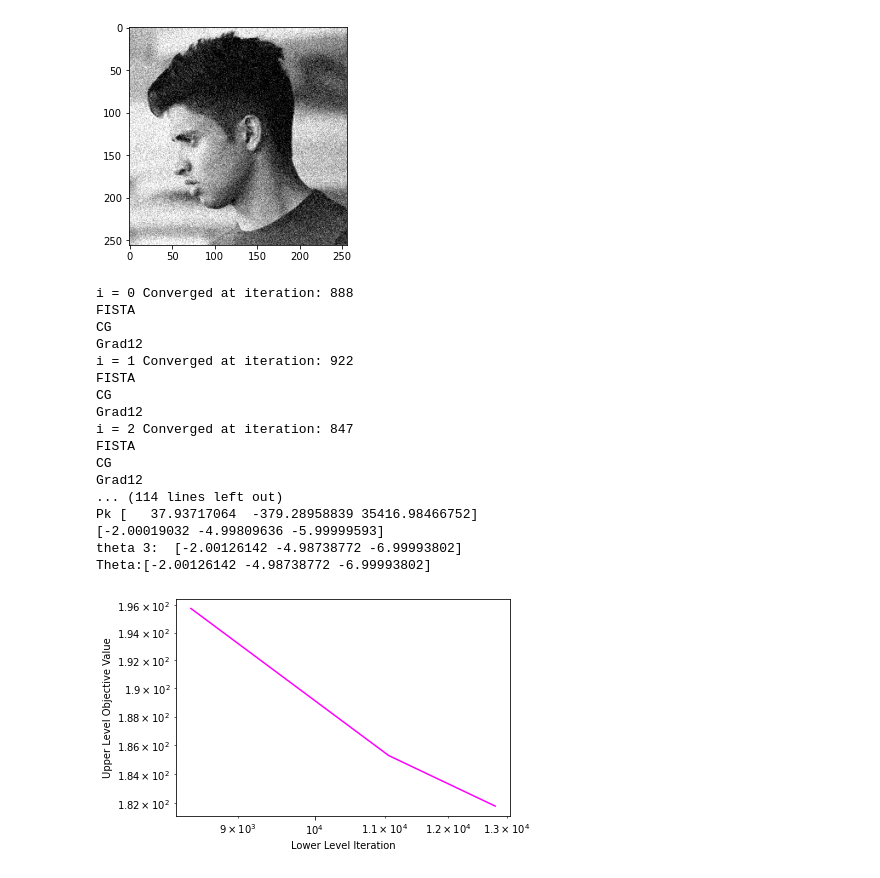
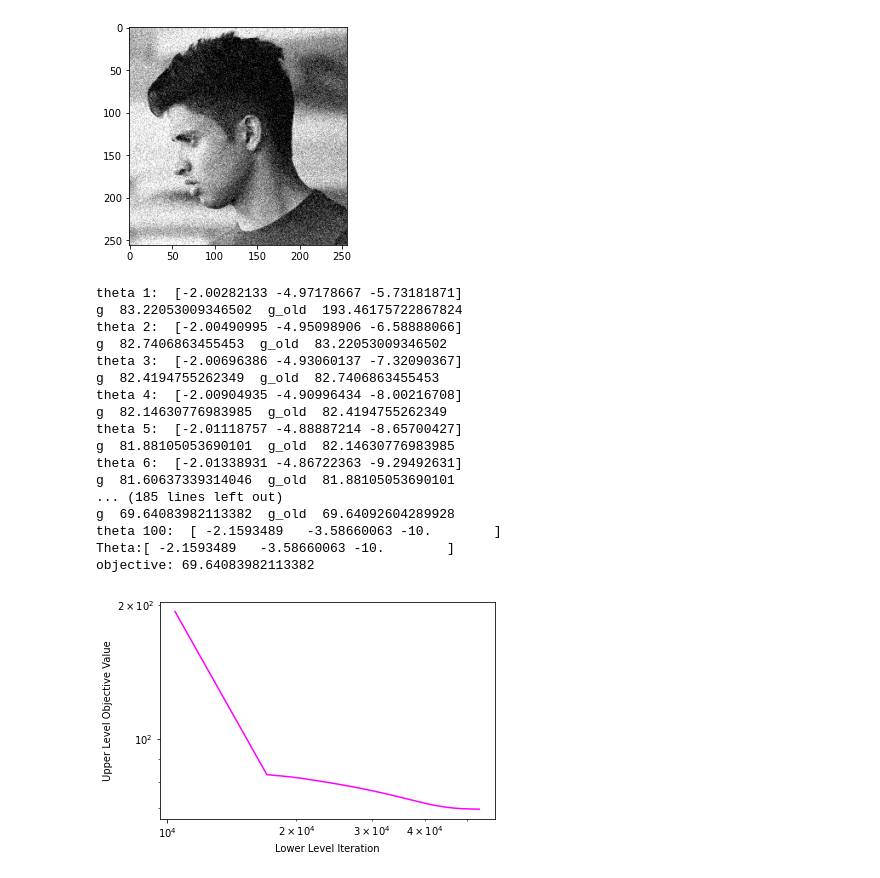
Before and after one commit to MohammadSadeghSalehi/Bilevel, a Jupyter notebook: Codes/Bilevel.ipynb, the cells around one changed output. Saved outputs shown, nothing was run; the diff lists cells and outputs as text; code cells hidden in the pictures.

Commit message:
DFO_FISTA Dynamic added and HOAG adaptive stepsize

```diff
--- a/Codes/Bilevel.ipynb
+++ b/Codes/Bilevel.ipynb
@@ -31,6 +31,7 @@ class DFO_FISTA:
         self.upperVal = []
         self.lowerIter = []
         self.lowerIterSum = 0
+        self.uppersolver = dfo.DFO()
 
     def FISTA(self, alpha,nu,xi,i):
         # Algorithm for solving the lower-level problem
@@ -54,21 +55,13 @@ class DFO_FISTA:
                 self.lowerIterSum += k+1
                 return self.x0[i,:]
             x = z -  tau*p
-            # x = z - tau * self.gradPhi(z, alpha, nu, xi,i)
-            # if ((k+1) % 2000) == 0:
-            #     print(np.linalg.norm(self.gradPhi(x, alpha, nu, xi,i)**2/self.mu**2))
-            # # if ((k+1) % 10) == 0:
-            # #     print('iter: '+ str(k+1))
-            # #Another stopping criterion
-            # #if np.linalg.norm(x-x_old)**2 < self.tol:
-            # if np.linalg.norm(self.gradPhi(x, alpha, nu, xi,i))**2/self.mu**2 < self.tol:
-            #     break
             self.x0[i,:] = x
             self.lowerIterSum += self.max_iter
         return x
     def DFO(self):
+        #solver = dfo.DFO()
         #theta0 = np.array([self.alpha, self.nu, self.xi])
-        soln = dfo.solve(self.UpperLevel, np.array([self.alpha, self.nu, self.xi]),bounds=(-10*np.ones(3),7*np.ones(3)),rhoend=1e-8,print_progress=True,maxfun=300)
+        soln = self.uppersolver.solve(self.UpperLevel, np.array([self.alpha, self.nu, self.xi]),bounds=(-10*np.ones(3),7*np.ones(3)),rhoend=1e-8,print_progress=True,maxfun=300)
         return soln
     def phi(self, x, alpha,nu,xi, i):
         return 0.5*np.linalg.norm(x-self.y[i,:])**2 +np.exp(alpha) * self.TV(x, np.exp(nu)) + 0.5 *np.exp(xi) * np.linalg.norm(x)**2
@@ -97,8 +90,10 @@ class DFO_FISTA:
             UL = []
             for i in range(np.shape(self.b)[0]):
                 UL.append(np.linalg.norm(self.FISTA(alpha,nu,xi,i)- np.squeeze(np.asarray(self.b[i,:]))))
-
-            self.upperVal.append(np.sum(UL))
+            if self.uppersolver.funVal==0:
+                self.upperVal.append(np.sum(UL))
+            else:
+                self.upperVal.append(self.uppersolver.funVal)
             self.lowerIter.append(self.lowerIterSum)
         if 0:
         #LBFGS
@@ -482,14 +403,14 @@ path = '/Users/sadegh/Downloads/Humans/256*256'
 data = np.load(path+ '/' +'Data.npz')
 b = data['X']
 b = b/255
-b = b[:,:,0:25]
+b = b[:,:,0:10]
 x0 = np.random.rand(np.shape(b)[0],np.shape(b)[1])
 
 A = np.eye(b.shape[1])
 NoisyData = np.load(path+ '/' +'DataNoisy2.npz')
 y = NoisyData['y']
 y = y/255
-y = y[:,:,0:25]
+y = y[:,:,0:10]
 
 Bilevel = DFO_FISTA(A, b, y, x0, 0.1, 1.2, -2,-5,-4)
 result = Bilevel.DFO()
@@ -802,53 +777,53 @@ class HOAG:
 # %%
 path = '/Users/sadegh/Downloads/Humans/256*256'
 
 #np.random.seed(0)
 
 data = np.load(path+ '/' +'Data.npz')
 b = data['X']
 b = b/255
 b = b[:,:,0:10]
 
 A = np.eye(b.shape[1])
 NoisyData = np.load(path+ '/' +'DataNoisy2.npz')
 y = NoisyData['y']
 y = y/255
-x0 = y[:,:,3]
+x0 = y[:,:,1]
 #np.random.rand(np.shape(b)[0],np.shape(b)[1])
 y = y[:,:,0:10]
 
 
 
 Bilevel = HOAG(A, b, y, x0, 0.1, 1.2, -2,-5,-4)
 result = Bilevel.solver()
 thetaOptimal = result
 print("Theta:" +str(thetaOptimal))
 
-
+print("objective: " + str(Bilevel.upperObjective[-1]))
 plt.plot(Bilevel.lowerIter,Bilevel.upperObjective,color='magenta')
 plt.xlabel('Lower Level Iteration')
 plt.ylabel('Upper Level Objective Value')
 plt.xscale('log')
 plt.yscale('log')
 # %% [output]
-i = 0 Converged at iteration: 888
-FISTA
-CG
-Grad12
-i = 1 Converged at iteration: 922
-FISTA
-CG
-Grad12
-i = 2 Converged at iteration: 847
-FISTA
-CG
-Grad12
-... (114 lines left out)
-Pk [   37.93717064  -379.28958839 35416.98466752]
-[-2.00019032 -4.99809636 -5.99999593]
-theta 3:  [-2.00126142 -4.98738772 -6.99993802]
-Theta:[-2.00126142 -4.98738772 -6.99993802]
+theta 1:  [-2.00282133 -4.97178667 -5.73181871]
+g  83.22053009346502  g_old  193.46175722867824
+theta 2:  [-2.00490995 -4.95098906 -6.58888066]
+g  82.7406863455453  g_old  83.22053009346502
+theta 3:  [-2.00696386 -4.93060137 -7.32090367]
+g  82.4194755262349  g_old  82.7406863455453
+theta 4:  [-2.00904935 -4.90996434 -8.00216708]
+g  82.14630776983985  g_old  82.4194755262349
+theta 5:  [-2.01118757 -4.88887214 -8.65700427]
+g  81.88105053690101  g_old  82.14630776983985
+theta 6:  [-2.01338931 -4.86722363 -9.29492631]
+g  81.60637339314046  g_old  81.88105053690101
+... (185 lines left out)
+g  69.64083982113382  g_old  69.64092604289928
+theta 100:  [ -2.1593489   -3.58660063 -10.        ]
+Theta:[ -2.1593489   -3.58660063 -10.        ]
+objective: 69.64083982113382
-[figure, old version]
+[figure, new version]
 # %%
 # Reconstruction HOAG
 from PIL import Image
```
Also changed, not shown: parts of 8 cells of this notebook.
